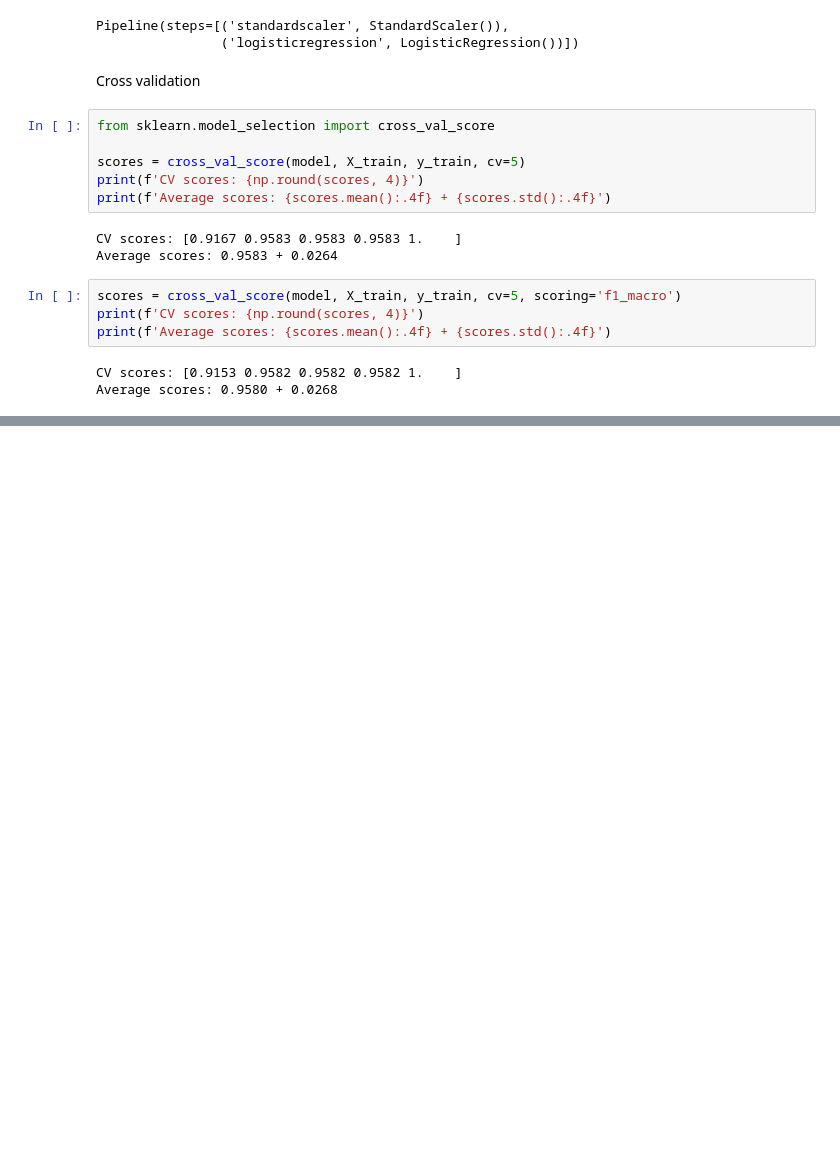
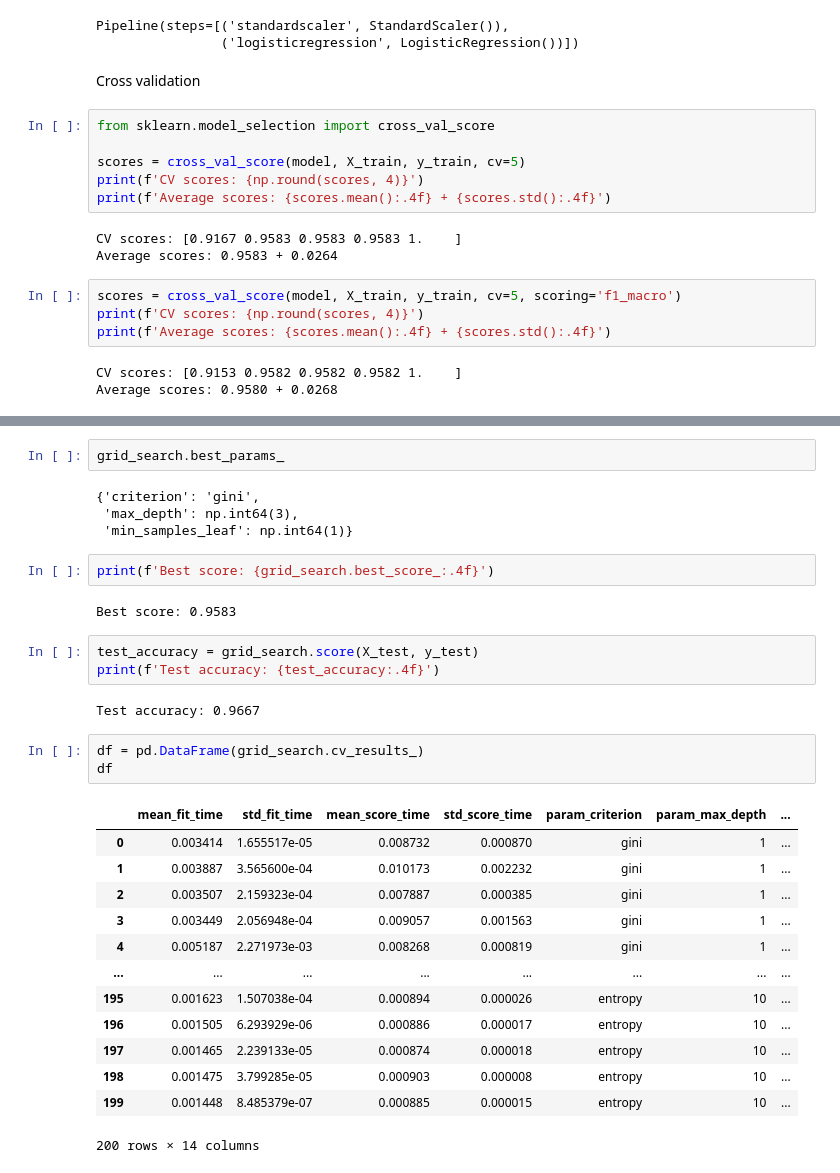
Before and after one commit to MrFanciful/ml-foundations-vol1-book, a Jupyter notebook: my_work/Chapter03/my_iris_classification_example.ipynb, the cells around one changed output, grey strips where cells are left out. Saved outputs shown, nothing was run; the diff lists cells and outputs as text; blank space fills up the shorter version.

```diff
--- a/my_work/Chapter03/my_iris_classification_example.ipynb
+++ b/my_work/Chapter03/my_iris_classification_example.ipynb
@@ -234,0 +256,32 @@ Average scores: 0.9580 + 0.0268
+# %%
+grid_search.best_params_
+# %% [output]
+{'criterion': 'gini',
+ 'max_depth': np.int64(3),
+ 'min_samples_leaf': np.int64(1)}
+# %%
+print(f'Best score: {grid_search.best_score_:.4f}')
+# %% [output]
+Best score: 0.9583
+# %%
+test_accuracy = grid_search.score(X_test, y_test)
+print(f'Test accuracy: {test_accuracy:.4f}')
+# %% [output]
+Test accuracy: 0.9667
+# %%
+df = pd.DataFrame(grid_search.cv_results_)
+df
+# %% [output]
+|  | mean_fit_time | std_fit_time | mean_score_time | std_score_time | param_criterion | param_max_depth | ... |
+| 0 | 0.003414 | 1.655517e-05 | 0.008732 | 0.000870 | gini | 1 | ... |
+| 1 | 0.003887 | 3.565600e-04 | 0.010173 | 0.002232 | gini | 1 | ... |
+| 2 | 0.003507 | 2.159323e-04 | 0.007887 | 0.000385 | gini | 1 | ... |
+| 3 | 0.003449 | 2.056948e-04 | 0.009057 | 0.001563 | gini | 1 | ... |
+| 4 | 0.005187 | 2.271973e-03 | 0.008268 | 0.000819 | gini | 1 | ... |
+| ... | ... | ... | ... | ... | ... | ... | ... |
+| 195 | 0.001623 | 1.507038e-04 | 0.000894 | 0.000026 | entropy | 10 | ... |
+| 196 | 0.001505 | 6.293929e-06 | 0.000886 | 0.000017 | entropy | 10 | ... |
+| 197 | 0.001465 | 2.239133e-05 | 0.000874 | 0.000018 | entropy | 10 | ... |
+| 198 | 0.001475 | 3.799285e-05 | 0.000903 | 0.000008 | entropy | 10 | ... |
+| 199 | 0.001448 | 8.485379e-07 | 0.000885 | 0.000015 | entropy | 10 | ... |
+200 rows × 14 columns
```
Also changed, not shown: parts of 17 cells of this notebook.
